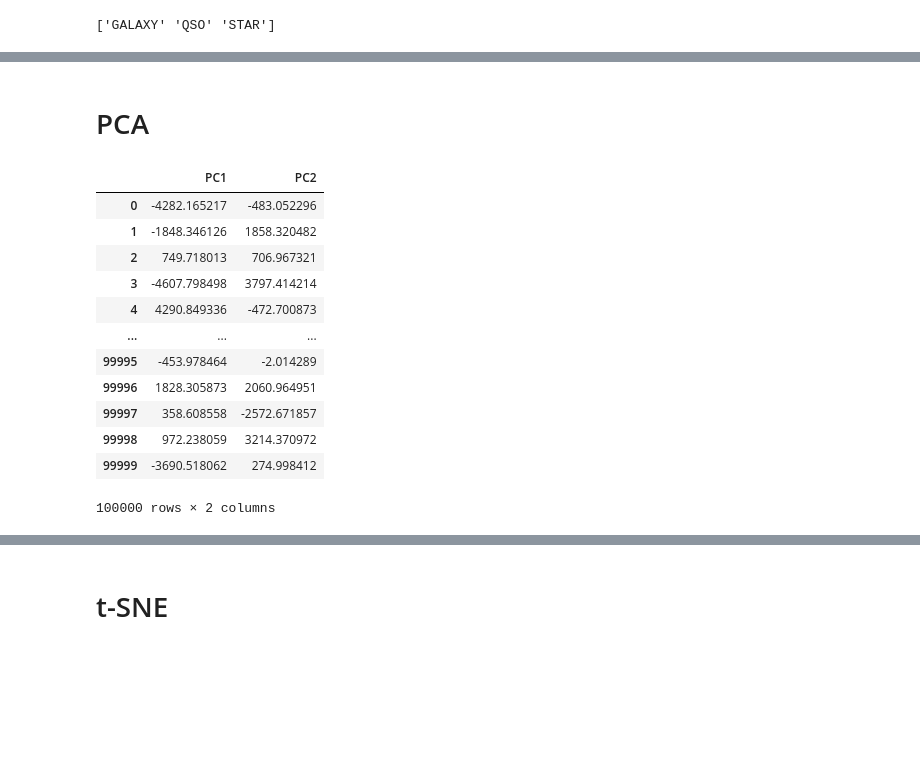
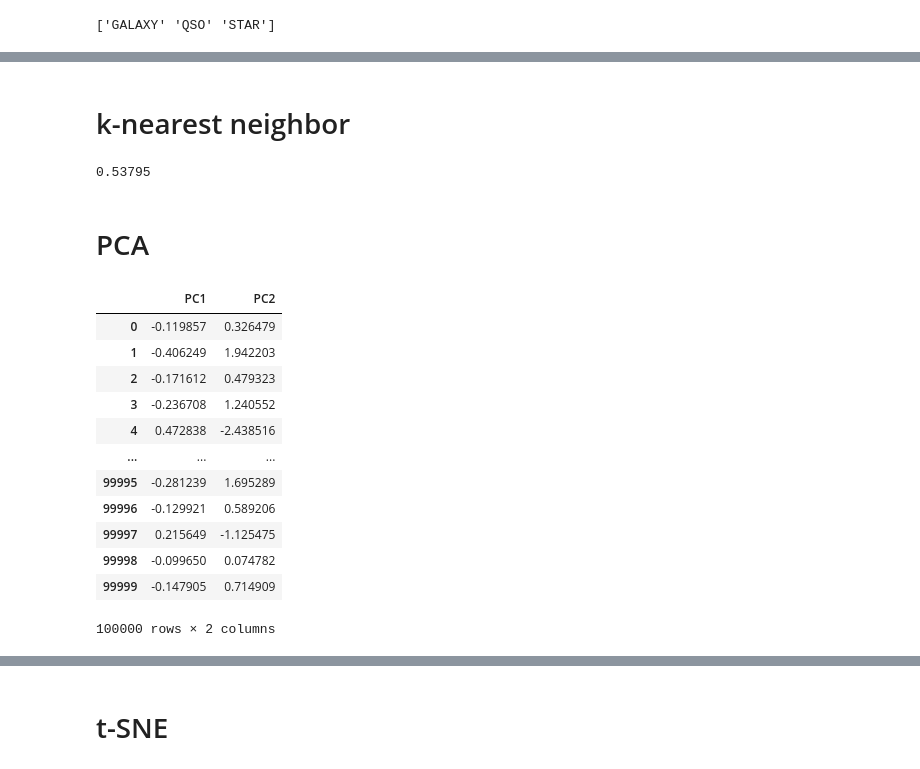
Before and after one commit to MaximosMp/IML_A2, a Jupyter notebook: IML_A2/dimensionality_reduction_a2.ipynb, the cells around one changed output, grey strips where cells are left out. Cells and saved outputs as stored; diff of their text form; code cells hidden in the pictures; blank space fills up the shorter version.

```diff
--- a/IML_A2/dimensionality_reduction_a2.ipynb
+++ b/IML_A2/dimensionality_reduction_a2.ipynb
@@ -39,27 +39,68 @@ df
+# %% [markdown]
+# k-nearest neighbor
+# %%
+# apply k-nearest neighbor algorithm in the original dataset
+
+from sklearn.neighbors import KNeighborsClassifier
+from sklearn.model_selection import train_test_split
+from sklearn.metrics import accuracy_score
+
+# read the csv file
+df_knn = pd.read_csv('A2_data.csv')
+
+# transform classes to numbers
+df_knn['class'] = df_knn['class'].map({'GALAXY': 1, 'QSO': 2, 'STAR': 3})
+
+# split the data into train and test
+X_train, X_test, y_train, y_test = train_test_split(df_knn, df_knn['class'], test_size=0.2, random_state=42)
+
+# create the model
+knn = KNeighborsClassifier(n_neighbors=5)
+
+# fit the model
+knn.fit(X_train, y_train)
+
+# predict the test data
+y_pred = knn.predict(X_test)
+
+# calculate the accuracy
+print(accuracy_score(y_test, y_pred))
+# %% [output]
+0.53795
 # %% [markdown]
 # PCA
 # %%
 # apply PCA
 
+#pca = PCA(n_components=2)
+
+#pca.fit(df)
+#transformed = pca.transform(df)
+
+# pca with standard scaler
+
+scaler = StandardScaler()
+scaled = scaler.fit_transform(df)
+
 pca = PCA(n_components=2)
-pca.fit(df)
-transformed = pca.transform(df)
+pca.fit(scaled)
+transformed_scaled = pca.transform(scaled)
 # %%
-transformed_pca = pd.DataFrame(transformed, columns=['PC1', 'PC2'])
+transformed_pca = pd.DataFrame(transformed_scaled, columns=['PC1', 'PC2'])
 transformed_pca
 # %% [output]
 |  | PC1 | PC2 |
-| 0 | -4282.165217 | -483.052296 |
-| 1 | -1848.346126 | 1858.320482 |
-| 2 | 749.718013 | 706.967321 |
-| 3 | -4607.798498 | 3797.414214 |
-| 4 | 4290.849336 | -472.700873 |
+| 0 | -0.119857 | 0.326479 |
+| 1 | -0.406249 | 1.942203 |
+| 2 | -0.171612 | 0.479323 |
+| 3 | -0.236708 | 1.240552 |
+| 4 | 0.472838 | -2.438516 |
 | ... | ... | ... |
-| 99995 | -453.978464 | -2.014289 |
-| 99996 | 1828.305873 | 2060.964951 |
-| 99997 | 358.608558 | -2572.671857 |
-| 99998 | 972.238059 | 3214.370972 |
-| 99999 | -3690.518062 | 274.998412 |
+| 99995 | -0.281239 | 1.695289 |
+| 99996 | -0.129921 | 0.589206 |
+| 99997 | 0.215649 | -1.125475 |
+| 99998 | -0.099650 | 0.074782 |
+| 99999 | -0.147905 | 0.714909 |
 100000 rows × 2 columns
 # %%
 # plot the data
```
Also changed, not shown: parts of 3 cells of this notebook.
